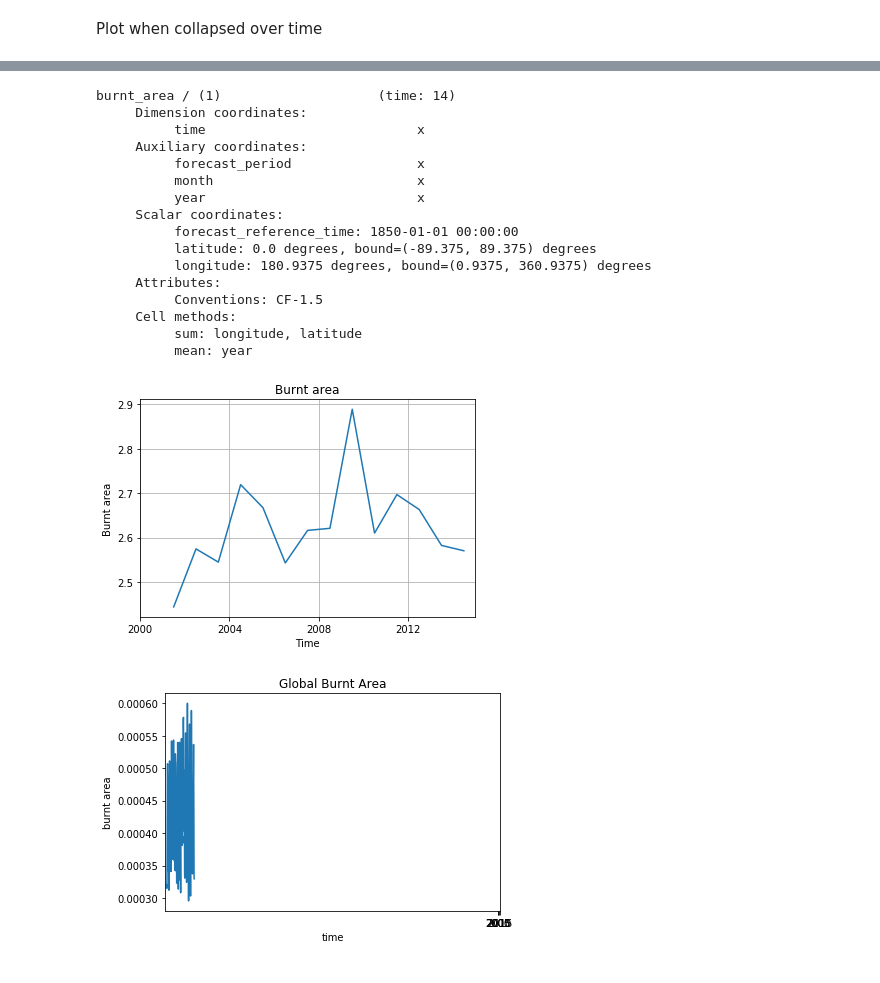
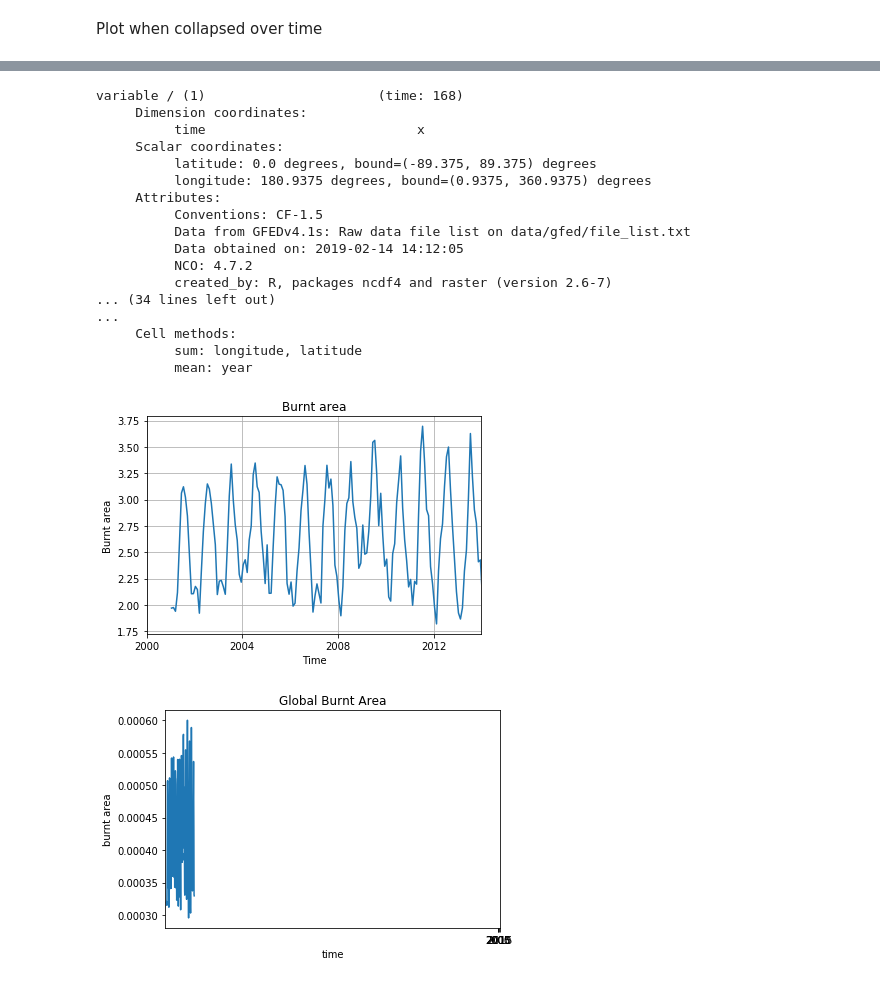
Before and after one commit to douglask3/UKESM-ConFire, a Jupyter notebook: notebooks/plot_burnt_area.ipynb, the cells around one changed output, grey strips where cells are left out. Drawn from its saved outputs; the diff is of its cells as text; code cells hidden in the pictures.

Commit message:
Missing time range now added to plot

```diff
--- a/notebooks/plot_burnt_area.ipynb
+++ b/notebooks/plot_burnt_area.ipynb
@@ -56,6 +33,10 @@ Load in burnt area data
 dir = '../outputs/model_runs/'
 file = 'canopy.nc'
 
+dir_obs = '../outputs/'
+file_obs = 'fire2000-2014_masked_test2.nc'
+
 cubes = iris.load_cube(dir + file, 'burnt_area')
+cubes_obs = iris.load_cube(dir_obs + file_obs)
 # %%
 print(cubes)
@@ -84,37 +101,46 @@ Timeline plot of burnt_area
 # %%
 # Aim: find the min of each year, then the mean of that
-
-# iris.coord_categorisation.add_year(cubes, 'time', name='year')
 
 canopy_t = cubes.collapsed(['longitude','latitude'], iris.analysis.SUM)
 canopy_yr = canopy_t.aggregated_by(['year'],iris.analysis.MEAN)
 print(canopy_yr)
+
+# canopy_t_obs = cubes_obs.collapsed(['longitude','latitude'], iris.analysis.SUM)
+# canopy_yr_obs = canopy_t_obs.aggregated_by(['year'],iris.analysis.MEAN)
+# print(canopy_t_obs)
+# print(canopy_yr_obs)
 # %% [output]
-burnt_area / (1)                    (time: 14)
+variable / (1)                      (time: 168)
      Dimension coordinates:
           time                           x
-     Auxiliary coordinates:
-          forecast_period                x
-          month                          x
-          year                           x
      Scalar coordinates:
-          forecast_reference_time: 1850-01-01 00:00:00
           latitude: 0.0 degrees, bound=(-89.375, 89.375) degrees
           longitude: 180.9375 degrees, bound=(0.9375, 360.9375) degrees
      Attributes:
           Conventions: CF-1.5
+          Data from GFEDv4.1s: Raw data file list on data/gfed/file_list.txt
+          Data obtained on: 2019-02-14 14:12:05
+          NCO: 4.7.2
+          created_by: R, packages ncdf4 and raster (version 2.6-7)
+... (34 lines left out)
+...
      Cell methods:
           sum: longitude, latitude
           mean: year
+# %%
+t_start = cftime.Datetime360Day(2000, 1, 1)
+t_fin = cftime.Datetime360Day(2014, 1, 1)
+
+xtick = [cftime.Datetime360Day(n, 1, 1) for n in range(2000, 2015, 2)]
 # %%
-qplt.plot(canopy_yr)
+qplt.plot(canopy_t)
 plt.xlim(t_start, t_fin)
 plt.grid()
 # plt.xticks(xtick)
 
 qplt.show()
 # %% [output]
-[figure, old version]
+[figure, new version]
 # %%
 dat = canopy_t.data
 
```
Also changed, not shown: parts of 8 cells of this notebook.
